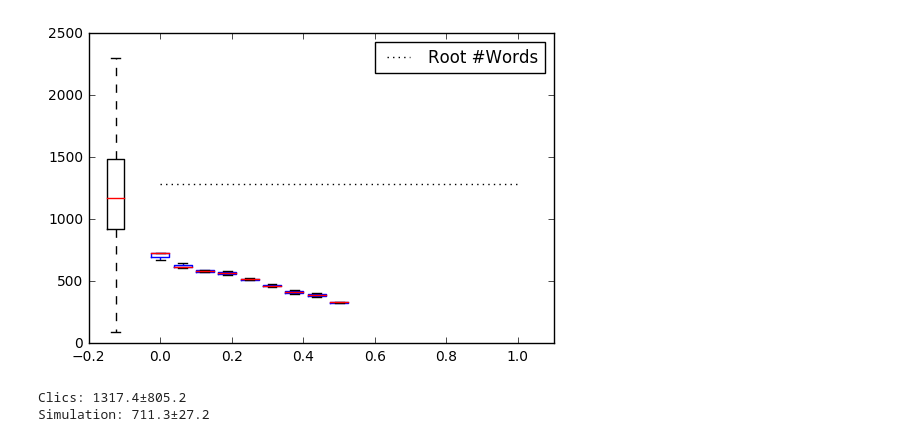
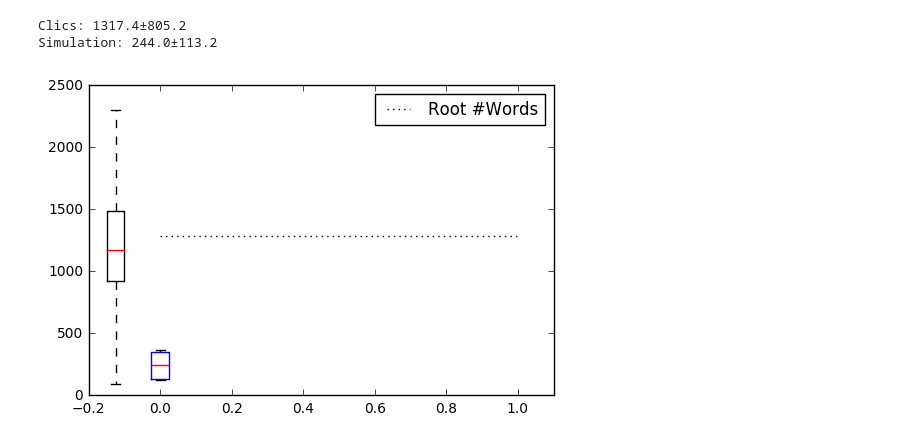
Before and after one commit to Anaphory/simuling, a Jupyter notebook: evaluation/PlotBasicStats.ipynb, the cells around one changed output. Cells and saved outputs as stored; diff of their text form; code cells hidden in the pictures.

```diff
--- a/evaluation/PlotBasicStats.ipynb
+++ b/evaluation/PlotBasicStats.ipynb
@@ -46,35 +44,38 @@ path = ".."
+# %%
+path = "../tlb"
+steady_state = "Q"
 # %%
 import os
 n = {}
 for file in os.listdir(path):
     parts = file.split("-")
     if len(parts) == 5:
         all_data = pandas.read_csv(
             os.path.join(path, file),
             sep="\t",
             na_values=[""],
             keep_default_na=False,
             encoding='utf-8')
 
         p = float(parts[3])
         for language_id, language_data in all_data.groupby("Language_ID"):
-            if language_id >= "T":
+            if language_id >= steady_state:
                 n.setdefault(p, []).append(vocabulary_size(language_data))
 plt.boxplot([clics_vocabulary], positions=[-0.125], widths=0.05,
             sym='', boxprops={"color": "k"}, whiskerprops={"color": "k"},
             manage_xticks=False)
 
 plt.boxplot(list(n.values()), positions=list(n.keys()), widths=0.05, manage_xticks=False)
 
 plt.plot([0, 1], [1284, 1284], 'k:', label="Root #Words")
 
 plt.xlim(-0.2, 1.1)
 plt.legend()
 
 print("Clics: {:0.1f}±{:0.1f}".format(
     numpy.mean(clics_vocabulary), numpy.std(clics_vocabulary)))
 print("Simulation: {:0.1f}±{:0.1f}".format(numpy.mean(n[0]), numpy.std(n[0])))
 # %% [output]
+Clics: 1317.4±805.2
+Simulation: 244.0±113.2
-[figure, old version]
+[figure, new version]
-Clics: 1317.4±805.2
-Simulation: 711.3±27.2
```
Also changed, not shown: parts of 5 cells of this notebook.
